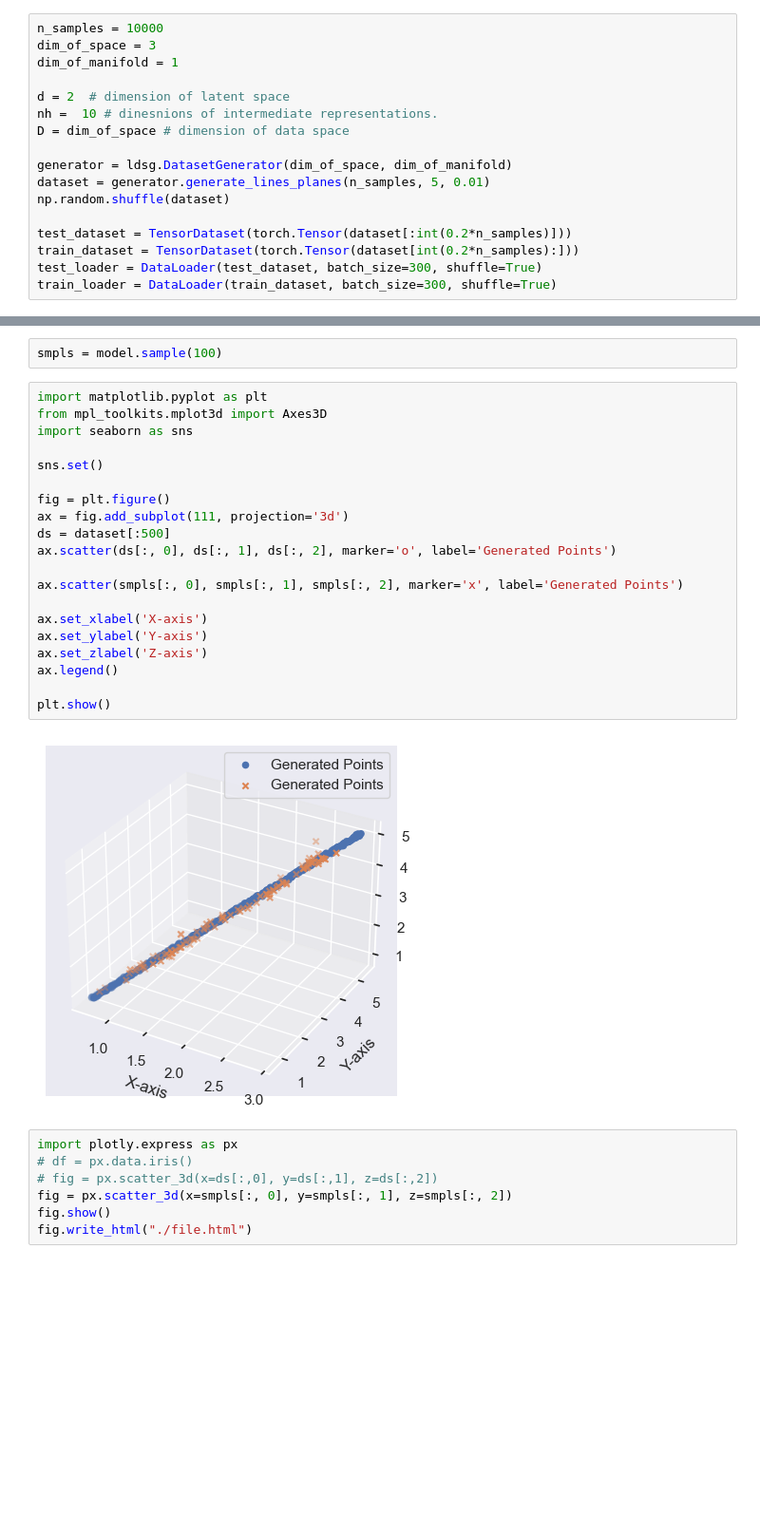
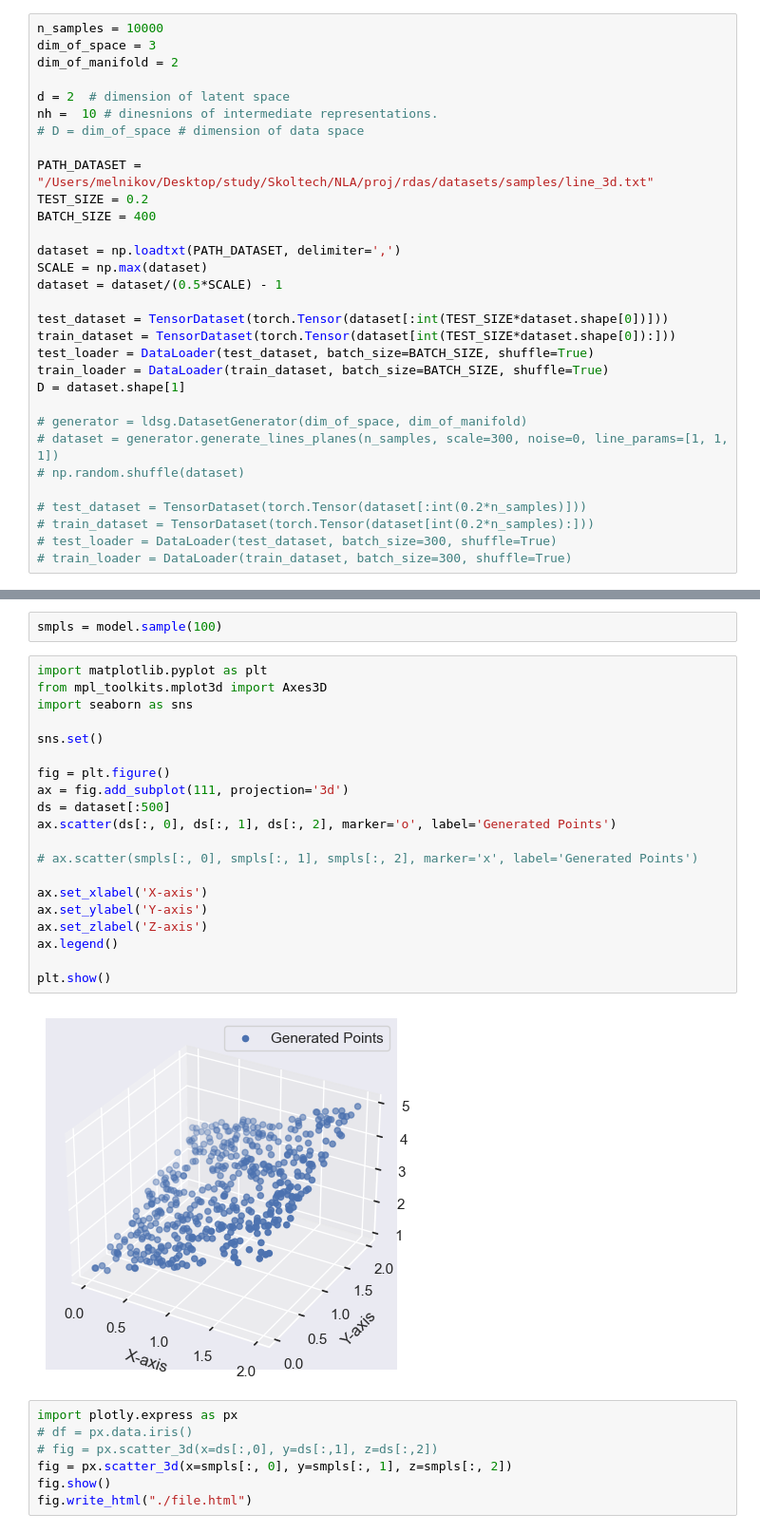
Before and after one commit to David-cripto/RDAS, a Jupyter notebook: notebooks/VAE_new.ipynb, the cells around one changed output, grey strips where cells are left out. Shown at 95% size. Cells and saved outputs as stored; diff of their text form; blank space fills up the shorter version.

```diff
--- a/notebooks/VAE_new.ipynb
+++ b/notebooks/VAE_new.ipynb
@@ -225,20 +225,34 @@ class VAE(nn.Module):
 # %%
 n_samples = 10000
 dim_of_space = 3
-dim_of_manifold = 1
+dim_of_manifold = 2
 
 d = 2  # dimension of latent space
 nh =  10 # dinesnions of intermediate representations.
-D = dim_of_space # dimension of data space
+# D = dim_of_space # dimension of data space
 
-generator = ldsg.DatasetGenerator(dim_of_space, dim_of_manifold)
-dataset = generator.generate_lines_planes(n_samples, 5, 0.01)
-np.random.shuffle(dataset)
+PATH_DATASET = "/Users/melnikov/Desktop/study/Skoltech/NLA/proj/rdas/datasets/samples/line_3d.txt"
+TEST_SIZE = 0.2
+BATCH_SIZE = 400
 
-test_dataset = TensorDataset(torch.Tensor(dataset[:int(0.2*n_samples)]))
-train_dataset = TensorDataset(torch.Tensor(dataset[int(0.2*n_samples):]))
-test_loader = DataLoader(test_dataset, batch_size=300, shuffle=True)
-train_loader = DataLoader(train_dataset, batch_size=300, shuffle=True)
+dataset = np.loadtxt(PATH_DATASET, delimiter=',')
+SCALE = np.max(dataset)
+dataset = dataset/(0.5*SCALE) - 1
+
+test_dataset = TensorDataset(torch.Tensor(dataset[:int(TEST_SIZE*dataset.shape[0])]))
+train_dataset = TensorDataset(torch.Tensor(dataset[int(TEST_SIZE*dataset.shape[0]):]))
+test_loader = DataLoader(test_dataset, batch_size=BATCH_SIZE, shuffle=True)
+train_loader = DataLoader(train_dataset, batch_size=BATCH_SIZE, shuffle=True)
+D = dataset.shape[1]
+
+# generator = ldsg.DatasetGenerator(dim_of_space, dim_of_manifold)
+# dataset = generator.generate_lines_planes(n_samples, scale=300, noise=0, line_params=[1, 1, 1])
+# np.random.shuffle(dataset)
+
+# test_dataset = TensorDataset(torch.Tensor(dataset[:int(0.2*n_samples)]))
+# train_dataset = TensorDataset(torch.Tensor(dataset[int(0.2*n_samples):]))
+# test_loader = DataLoader(test_dataset, batch_size=300, shuffle=True)
+# train_loader = DataLoader(train_dataset, batch_size=300, shuffle=True)
 # %%
 enc = Encoder(D, d, nh)
 dec = Decoder(D, d, nh)
@@ -285,25 +286,25 @@ smpls = model.sample(100)
 # %%
 import matplotlib.pyplot as plt
 from mpl_toolkits.mplot3d import Axes3D
 import seaborn as sns
 
 sns.set()
 
 fig = plt.figure()
 ax = fig.add_subplot(111, projection='3d')
 ds = dataset[:500]
 ax.scatter(ds[:, 0], ds[:, 1], ds[:, 2], marker='o', label='Generated Points')
 
-ax.scatter(smpls[:, 0], smpls[:, 1], smpls[:, 2], marker='x', label='Generated Points')
+# ax.scatter(smpls[:, 0], smpls[:, 1], smpls[:, 2], marker='x', label='Generated Points')
 
 ax.set_xlabel('X-axis')
 ax.set_ylabel('Y-axis')
 ax.set_zlabel('Z-axis')
 ax.legend()
 
 plt.show()
 # %% [output]
-[figure, old version]
+[figure, new version]
 # %%
 import plotly.express as px
 # df = px.data.iris()
```
Also changed, not shown: parts of 1 cell of this notebook, 2 other files.
